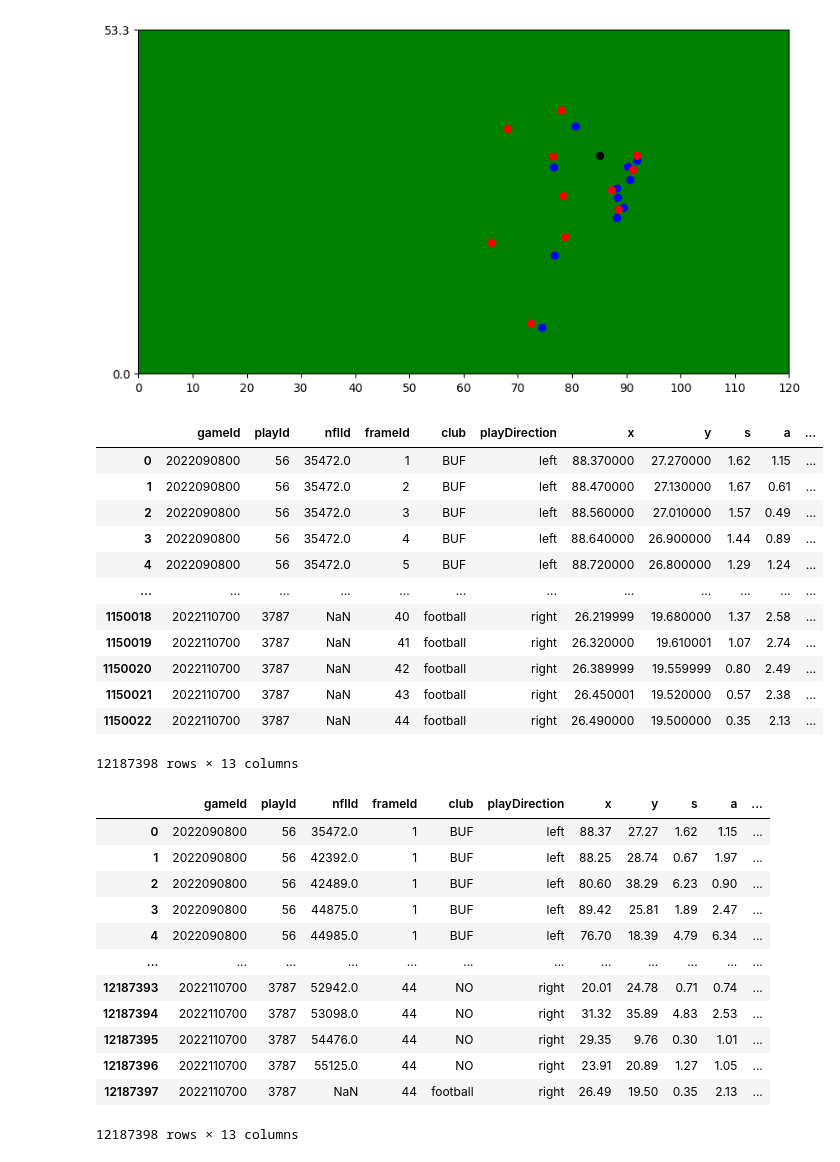
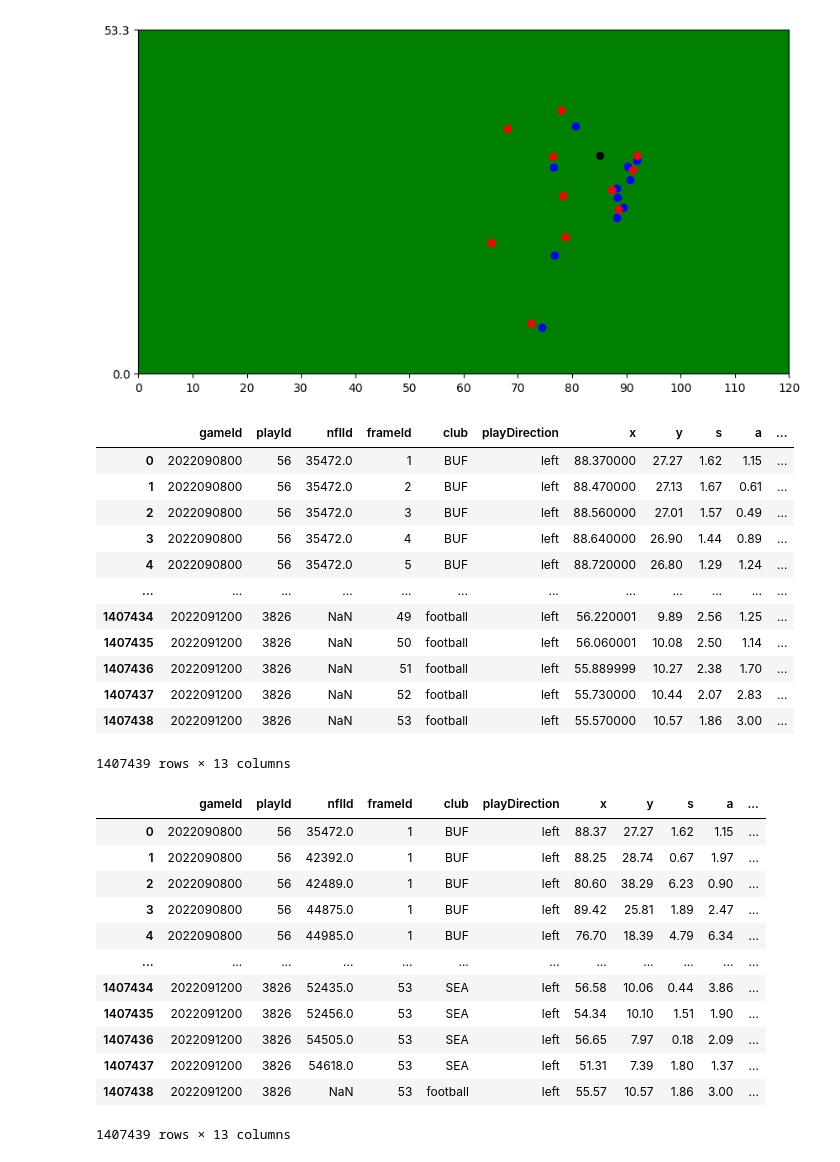
Before and after one commit to Alf-caput/NFL2022_TacklePredictNN, a Jupyter notebook: anruki_columns.ipynb, the cells around one changed output. Cells and saved outputs as stored; diff of their text form; code cells hidden in the pictures.

```diff
--- a/anruki_columns.ipynb
+++ b/anruki_columns.ipynb
@@ -180,23 +176,23 @@ plt.show()
 # %% [output]
 [figure]
 # %%
-ds = pd.concat([dfs[f'tracking_week_{i}'] for i in range(1, 10)])
+ds = dfs['tracking_week_1']
 ds.drop(columns=['displayName', 'jerseyNumber', 'event', 'time'], inplace=True)
 ds
 # %% [output]
 |  | gameId | playId | nflId | frameId | club | playDirection | x | y | s | a | ... |
-| 0 | 2022090800 | 56 | 35472.0 | 1 | BUF | left | 88.370000 | 27.270000 | 1.62 | 1.15 | ... |
-| 1 | 2022090800 | 56 | 35472.0 | 2 | BUF | left | 88.470000 | 27.130000 | 1.67 | 0.61 | ... |
-| 2 | 2022090800 | 56 | 35472.0 | 3 | BUF | left | 88.560000 | 27.010000 | 1.57 | 0.49 | ... |
-| 3 | 2022090800 | 56 | 35472.0 | 4 | BUF | left | 88.640000 | 26.900000 | 1.44 | 0.89 | ... |
-| 4 | 2022090800 | 56 | 35472.0 | 5 | BUF | left | 88.720000 | 26.800000 | 1.29 | 1.24 | ... |
+| 0 | 2022090800 | 56 | 35472.0 | 1 | BUF | left | 88.370000 | 27.27 | 1.62 | 1.15 | ... |
+| 1 | 2022090800 | 56 | 35472.0 | 2 | BUF | left | 88.470000 | 27.13 | 1.67 | 0.61 | ... |
+| 2 | 2022090800 | 56 | 35472.0 | 3 | BUF | left | 88.560000 | 27.01 | 1.57 | 0.49 | ... |
+| 3 | 2022090800 | 56 | 35472.0 | 4 | BUF | left | 88.640000 | 26.90 | 1.44 | 0.89 | ... |
+| 4 | 2022090800 | 56 | 35472.0 | 5 | BUF | left | 88.720000 | 26.80 | 1.29 | 1.24 | ... |
 | ... | ... | ... | ... | ... | ... | ... | ... | ... | ... | ... | ... |
-| 1150018 | 2022110700 | 3787 | NaN | 40 | football | right | 26.219999 | 19.680000 | 1.37 | 2.58 | ... |
-| 1150019 | 2022110700 | 3787 | NaN | 41 | football | right | 26.320000 | 19.610001 | 1.07 | 2.74 | ... |
-| 1150020 | 2022110700 | 3787 | NaN | 42 | football | right | 26.389999 | 19.559999 | 0.80 | 2.49 | ... |
-| 1150021 | 2022110700 | 3787 | NaN | 43 | football | right | 26.450001 | 19.520000 | 0.57 | 2.38 | ... |
-| 1150022 | 2022110700 | 3787 | NaN | 44 | football | right | 26.490000 | 19.500000 | 0.35 | 2.13 | ... |
+| 1407434 | 2022091200 | 3826 | NaN | 49 | football | left | 56.220001 | 9.89 | 2.56 | 1.25 | ... |
+| 1407435 | 2022091200 | 3826 | NaN | 50 | football | left | 56.060001 | 10.08 | 2.50 | 1.14 | ... |
+| 1407436 | 2022091200 | 3826 | NaN | 51 | football | left | 55.889999 | 10.27 | 2.38 | 1.70 | ... |
+| 1407437 | 2022091200 | 3826 | NaN | 52 | football | left | 55.730000 | 10.44 | 2.07 | 2.83 | ... |
+| 1407438 | 2022091200 | 3826 | NaN | 53 | football | left | 55.570000 | 10.57 | 1.86 | 3.00 | ... |
-12187398 rows × 13 columns
+1407439 rows × 13 columns
 # %%
 ds.sort_values(by=['gameId', 'playId', 'frameId', 'club'], ascending=True, inplace=True)
 ds.reset_index(drop=True, inplace=True)
@@ -209,12 +205,12 @@ ds
 | 3 | 2022090800 | 56 | 44875.0 | 1 | BUF | left | 89.42 | 25.81 | 1.89 | 2.47 | ... |
 | 4 | 2022090800 | 56 | 44985.0 | 1 | BUF | left | 76.70 | 18.39 | 4.79 | 6.34 | ... |
 | ... | ... | ... | ... | ... | ... | ... | ... | ... | ... | ... | ... |
-| 12187393 | 2022110700 | 3787 | 52942.0 | 44 | NO | right | 20.01 | 24.78 | 0.71 | 0.74 | ... |
-| 12187394 | 2022110700 | 3787 | 53098.0 | 44 | NO | right | 31.32 | 35.89 | 4.83 | 2.53 | ... |
-| 12187395 | 2022110700 | 3787 | 54476.0 | 44 | NO | right | 29.35 | 9.76 | 0.30 | 1.01 | ... |
-| 12187396 | 2022110700 | 3787 | 55125.0 | 44 | NO | right | 23.91 | 20.89 | 1.27 | 1.05 | ... |
-| 12187397 | 2022110700 | 3787 | NaN | 44 | football | right | 26.49 | 19.50 | 0.35 | 2.13 | ... |
+| 1407434 | 2022091200 | 3826 | 52435.0 | 53 | SEA | left | 56.58 | 10.06 | 0.44 | 3.86 | ... |
+| 1407435 | 2022091200 | 3826 | 52456.0 | 53 | SEA | left | 54.34 | 10.10 | 1.51 | 1.90 | ... |
+| 1407436 | 2022091200 | 3826 | 54505.0 | 53 | SEA | left | 56.65 | 7.97 | 0.18 | 2.09 | ... |
+| 1407437 | 2022091200 | 3826 | 54618.0 | 53 | SEA | left | 51.31 | 7.39 | 1.80 | 1.37 | ... |
+| 1407438 | 2022091200 | 3826 | NaN | 53 | football | left | 55.57 | 10.57 | 1.86 | 3.00 | ... |
-12187398 rows × 13 columns
+1407439 rows × 13 columns
 # %%
 ds['playDirection'] = ds['playDirection'].replace({'left': 0, 'right': 1})
 ds
```
Also changed, not shown: parts of 17 cells of this notebook.
